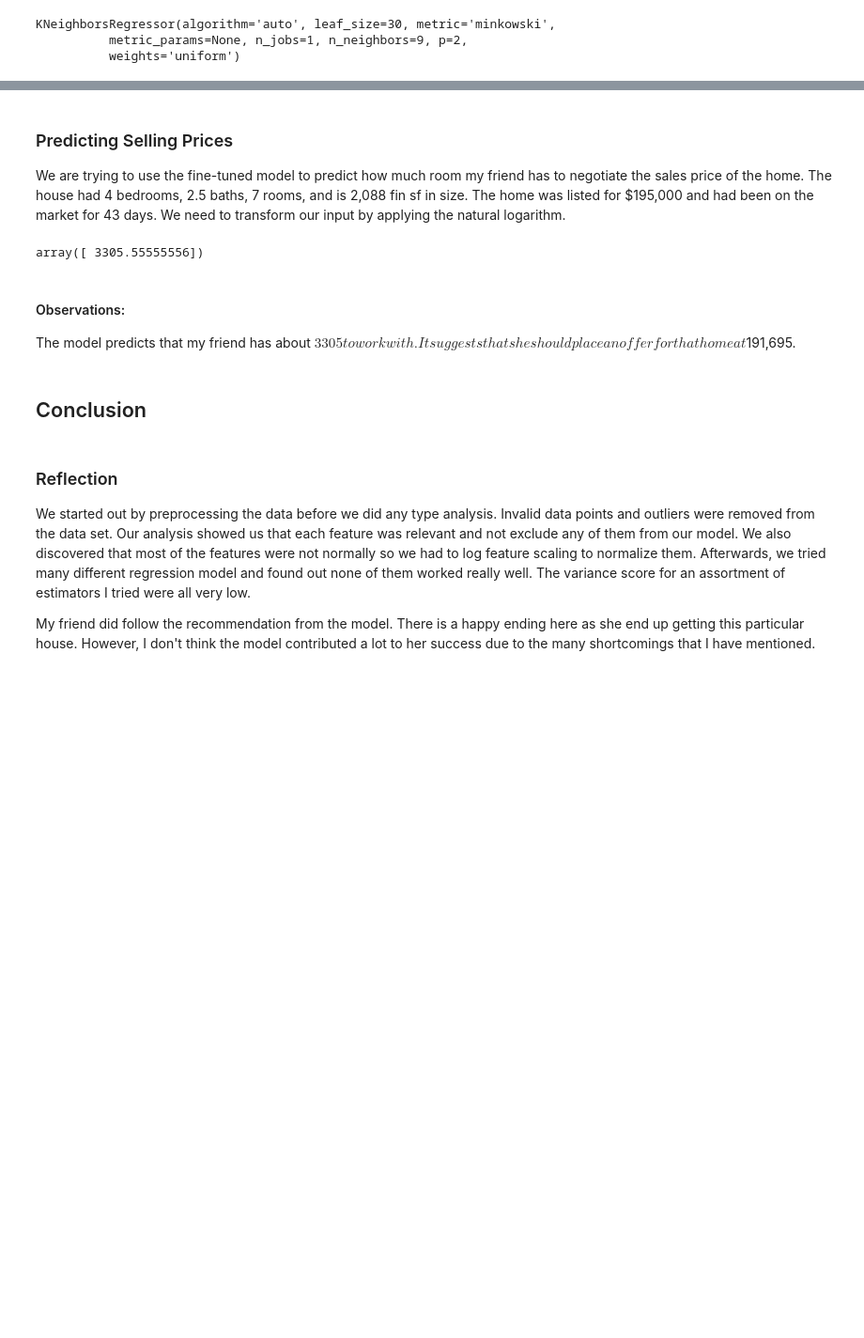
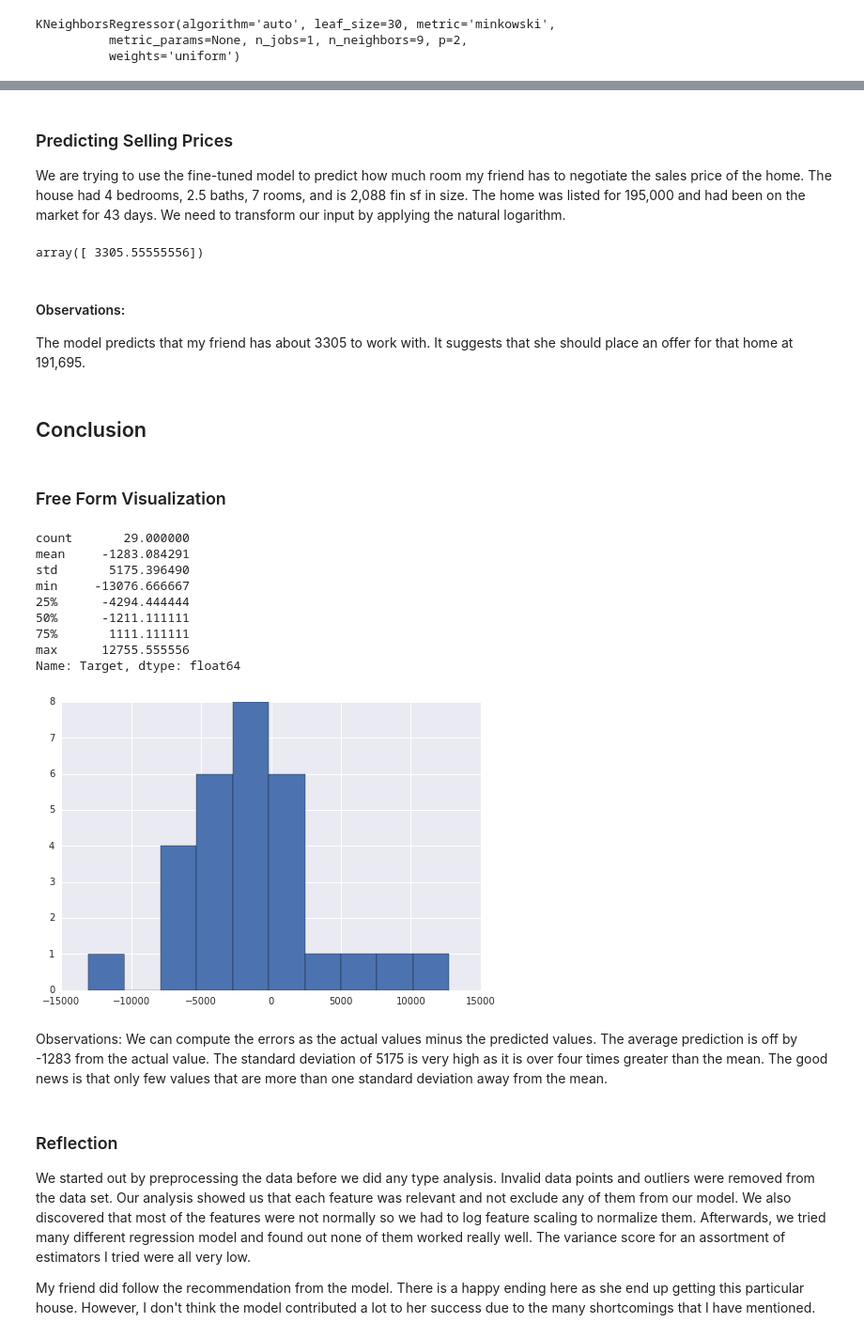
Before and after one commit to quantarb/capstone, a Jupyter notebook: capstone.ipynb, the cells around one changed output, grey strips where cells are left out. Shown: that part at 94% size. Drawn from its saved outputs; the diff is of its cells as text; code cells hidden in the pictures; blank space fills up the shorter version.

Commit message:
feat: implement suggestions by reviewer

```diff
--- a/capstone.ipynb
+++ b/capstone.ipynb
@@ -458,7 +462,7 @@ The optimal n_neighbors was 9 and the optimal settings for weight was uniform.
 # %% [markdown]
 ### Predicting Selling Prices
 
-We are trying to use the fine-tuned model to predict how much room my friend has to negotiate the sales price of the home.  The house had 4 bedrooms, 2.5 baths, 7 rooms, and is 2,088 fin sf in size.  The home was listed for $195,000 and had been on the market for 43 days.  We need to transform our input by applying the natural logarithm.
+We are trying to use the fine-tuned model to predict how much room my friend has to negotiate the sales price of the home.  The house had 4 bedrooms, 2.5 baths, 7 rooms, and is 2,088 fin sf in size.  The home was listed for 195,000 and had been on the market for 43 days.  We need to transform our input by applying the natural logarithm.
 # %%
 # Bedrooms	# Baths	# Rooms	Fin SF	List Price	Days On Market	Target
 inputs = np.array([4, 2.5, 2088, 7, 43, 195000])
@@ -468,9 +472,29 @@ array([ 3305.55555556])
 # %% [markdown]
 #### Observations:
 
-The model predicts that my friend has about $3305 to work with.  It suggests that she should place an offer for that home at $191,695.
+The model predicts that my friend has about 3305 to work with.  It suggests that she should place an offer for that home at 191,695.
 # %% [markdown]
 ## Conclusion
+# %% [markdown]
+### Free Form Visualization
+# %%
+errors = y_test - grid.predict(X_test)
+plt.hist(errors)
+display(errors.describe())
+# %% [output]
+count       29.000000
+mean     -1283.084291
+std       5175.396490
+min     -13076.666667
+25%      -4294.444444
+50%      -1211.111111
+75%       1111.111111
+max      12755.555556
+Name: Target, dtype: float64
+[figure, added]
+# %% [markdown]
+Observations:
+We can compute the errors as the actual values minus the predicted values. The average prediction is off by -1283 from the actual value. The standard deviation of 5175 is very high as it is over four times greater than the mean.  The good news is that only few values that are more than one standard deviation away from the mean.
 # %% [markdown]
 ### Reflection
 We started out by preprocessing the data before we did any type analysis.  Invalid data points and outliers were removed from the data set.  Our analysis showed us that each feature was relevant and not exclude any of them from our model.  We also discovered that most of the features were not normally so we had to log feature scaling to normalize them.  Afterwards, we tried many different regression model and found out none of them worked really well.  The variance score for an assortment of estimators I tried were all very low.
```
Also changed, not shown: parts of 7 cells of this notebook, 3 other files.
